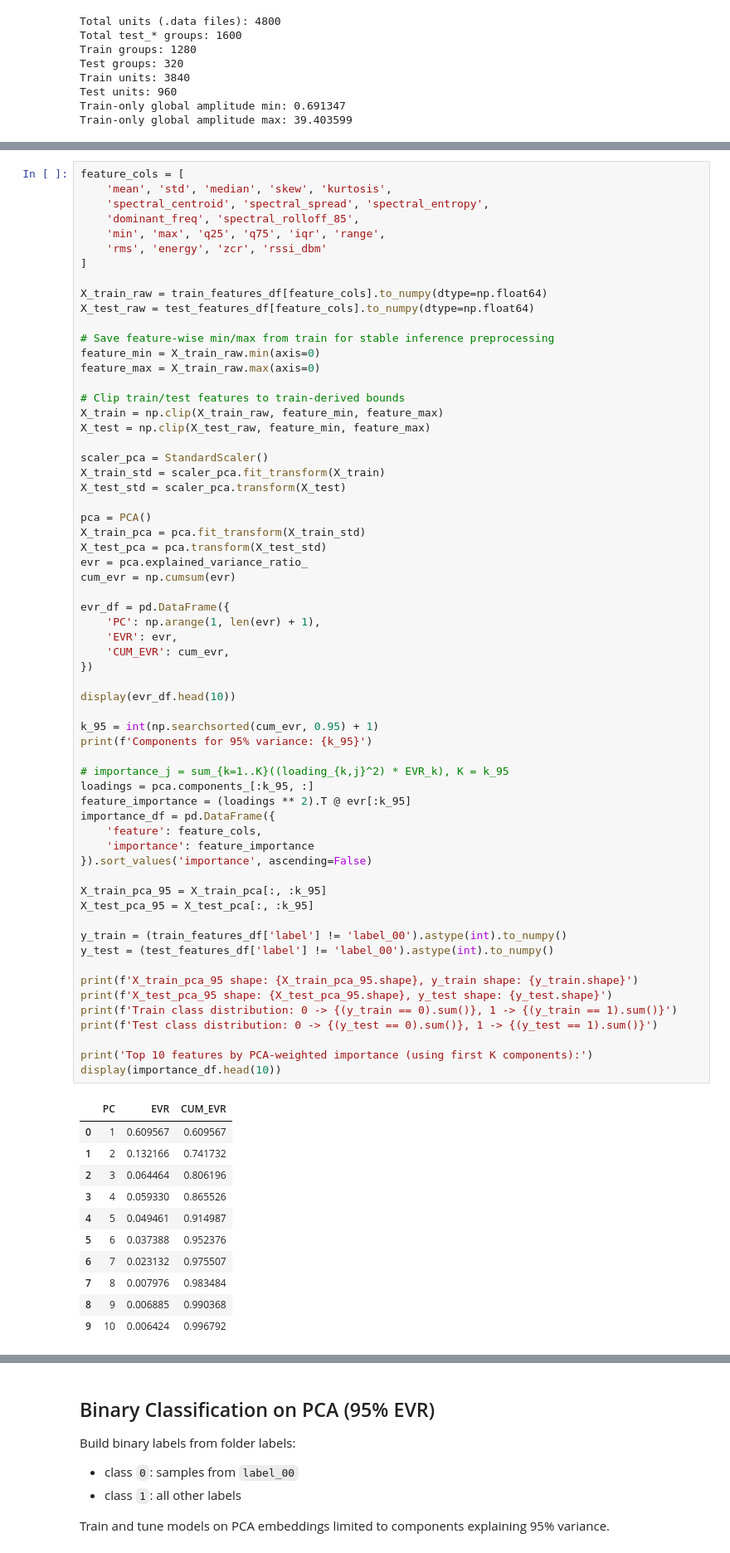
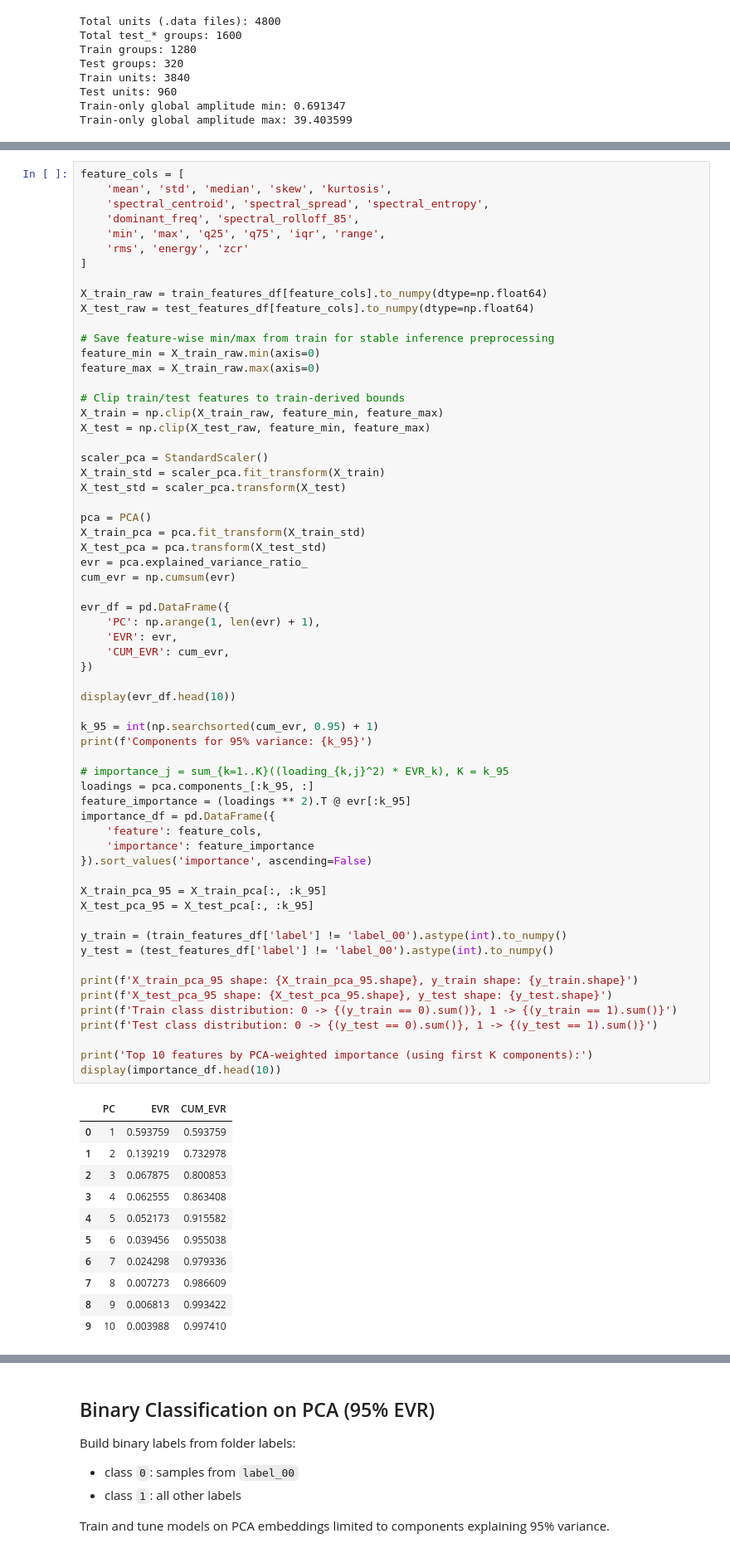
Before and after one commit to Pozovi23/CSI-activity-detection, a Jupyter notebook: experiments_notebooks/classic_ml_train.ipynb, the cells around one changed output, grey strips where cells are left out. Shown at 83% size. Saved outputs shown, nothing was run; the diff lists cells and outputs as text.

```diff
--- a/experiments_notebooks/classic_ml_train.ipynb
+++ b/experiments_notebooks/classic_ml_train.ipynb
@@ -257,7 +256,7 @@ feature_cols = [
     'spectral_centroid', 'spectral_spread', 'spectral_entropy',
     'dominant_freq', 'spectral_rolloff_85',
     'min', 'max', 'q25', 'q75', 'iqr', 'range',
-    'rms', 'energy', 'zcr', 'rssi_dbm'
+    'rms', 'energy', 'zcr'
 ]
 
 X_train_raw = train_features_df[feature_cols].to_numpy(dtype=np.float64)
@@ -288,43 +287,43 @@ evr_df = pd.DataFrame({
 })
 
 display(evr_df.head(10))
 
 k_95 = int(np.searchsorted(cum_evr, 0.95) + 1)
 print(f'Components for 95% variance: {k_95}')
 
 # importance_j = sum_{k=1..K}((loading_{k,j}^2) * EVR_k), K = k_95
 loadings = pca.components_[:k_95, :]
 feature_importance = (loadings ** 2).T @ evr[:k_95]
 importance_df = pd.DataFrame({
     'feature': feature_cols,
     'importance': feature_importance
 }).sort_values('importance', ascending=False)
 
 X_train_pca_95 = X_train_pca[:, :k_95]
 X_test_pca_95 = X_test_pca[:, :k_95]
 
 y_train = (train_features_df['label'] != 'label_00').astype(int).to_numpy()
 y_test = (test_features_df['label'] != 'label_00').astype(int).to_numpy()
 
 print(f'X_train_pca_95 shape: {X_train_pca_95.shape}, y_train shape: {y_train.shape}')
 print(f'X_test_pca_95 shape: {X_test_pca_95.shape}, y_test shape: {y_test.shape}')
 print(f'Train class distribution: 0 -> {(y_train == 0).sum()}, 1 -> {(y_train == 1).sum()}')
 print(f'Test class distribution: 0 -> {(y_test == 0).sum()}, 1 -> {(y_test == 1).sum()}')
 
 print('Top 10 features by PCA-weighted importance (using first K components):')
 display(importance_df.head(10))
 # %% [output]
 |  | PC | EVR | CUM_EVR |
-| 0 | 1 | 0.609567 | 0.609567 |
-| 1 | 2 | 0.132166 | 0.741732 |
-| 2 | 3 | 0.064464 | 0.806196 |
-| 3 | 4 | 0.059330 | 0.865526 |
-| 4 | 5 | 0.049461 | 0.914987 |
-| 5 | 6 | 0.037388 | 0.952376 |
-| 6 | 7 | 0.023132 | 0.975507 |
-| 7 | 8 | 0.007976 | 0.983484 |
-| 8 | 9 | 0.006885 | 0.990368 |
-| 9 | 10 | 0.006424 | 0.996792 |
+| 0 | 1 | 0.593759 | 0.593759 |
+| 1 | 2 | 0.139219 | 0.732978 |
+| 2 | 3 | 0.067875 | 0.800853 |
+| 3 | 4 | 0.062555 | 0.863408 |
+| 4 | 5 | 0.052173 | 0.915582 |
+| 5 | 6 | 0.039456 | 0.955038 |
+| 6 | 7 | 0.024298 | 0.979336 |
+| 7 | 8 | 0.007273 | 0.986609 |
+| 8 | 9 | 0.006813 | 0.993422 |
+| 9 | 10 | 0.003988 | 0.997410 |
 Components for 95% variance: 6
 X_train_pca_95 shape: (3840, 6), y_train shape: (3840,)
 X_test_pca_95 shape: (960, 6), y_test shape: (960,)
```
Also changed, not shown: parts of 5 cells of this notebook.
